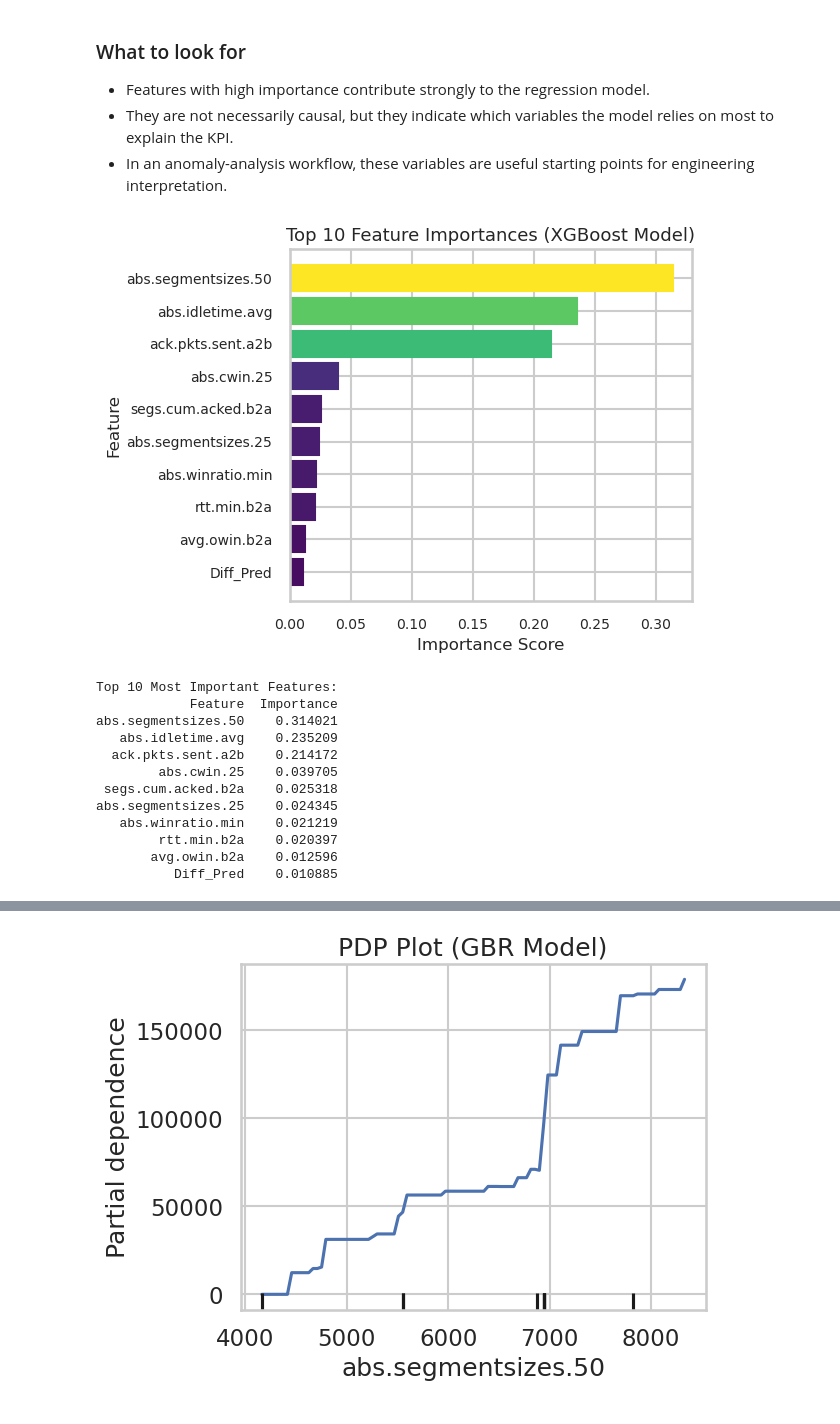
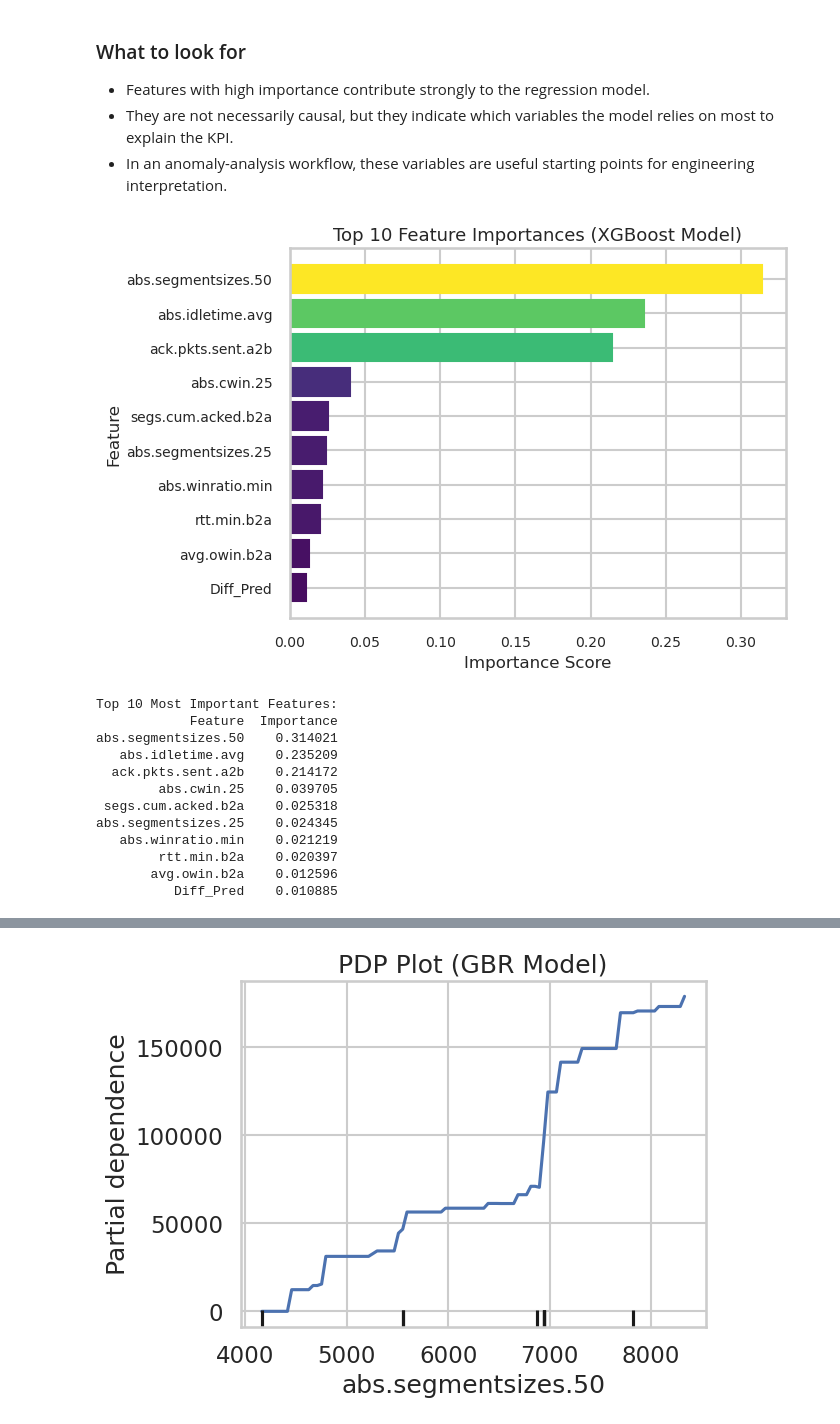
Before and after one commit to JuanMarcosRamirez/xmlad, a Jupyter notebook: 03_explainability.ipynb, the cells around one changed output, grey strips where cells are left out. Saved outputs shown, nothing was run; the diff lists cells and outputs as text; code cells hidden in the pictures.

```diff
--- a/03_explainability.ipynb
+++ b/03_explainability.ipynb
@@ -291,42 +296,38 @@ y_train = data.loc[mask, target_kpi].values
 best_model = XGBRegressor().fit(X_train, y_train)
 y_pred = best_model.predict(X_train)
 
-
 # Extract feature importances
 feature_names = np.array(data.columns[data.columns != target_kpi])
 importances = best_model.feature_importances_
 
 # Create a DataFrame for better visualization and keep only the top 10 features
 importance_df = pd.DataFrame({
     'Feature': feature_names,
     'Importance': importances
 }).sort_values('Importance', ascending=False).head(10)
 
 # Plot the top 10 feature importances
 fig, ax = plt.subplots()
 bar_positions = np.arange(len(importance_df))
 bars = ax.barh(bar_positions, importance_df['Importance'], edgecolor='black')
 ax.set_yticks(bar_positions)
 ax.set_yticklabels(importance_df['Feature'])
-
 # Color bars by importance
 colors = plt.cm.viridis(importance_df['Importance'] / importance_df['Importance'].max())
 for bar, color in zip(bars, colors):
     bar.set_color(color)
-
 ax.invert_yaxis()
 ax.set_xlabel('Importance Score', fontsize=12)
 ax.set_ylabel('Feature', fontsize=12)
 ax.set_title('Top 10 Feature Importances (XGBoost Model)', fontsize=13)
 ax.tick_params(axis="both", labelsize=10)
-plt.tight_layout()
 plt.show()
 
 # Print top features
 print("\nTop 10 Most Important Features:")
 print(importance_df.to_string(index=False))
 # %% [output]
-[figure, old version]
+[figure, new version]
 Top 10 Most Important Features:
             Feature  Importance
 abs.segmentsizes.50    0.314021
```
Also changed, not shown: parts of 9 cells of this notebook, 1 other file.
